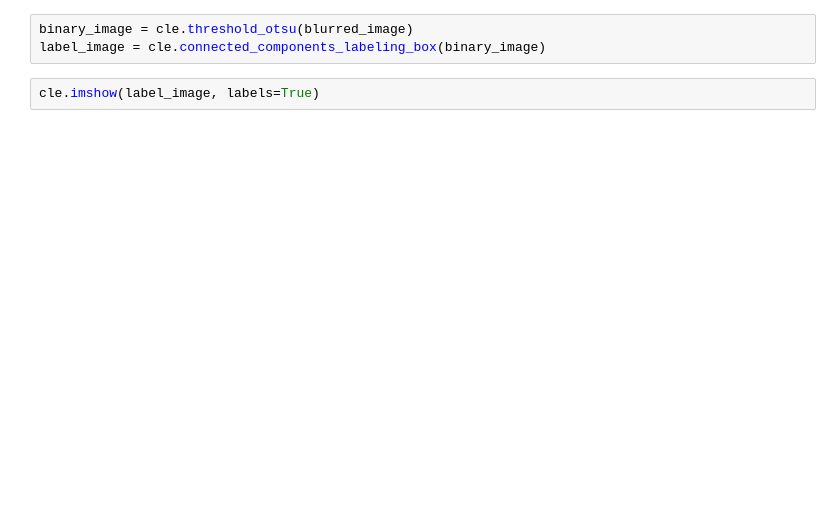
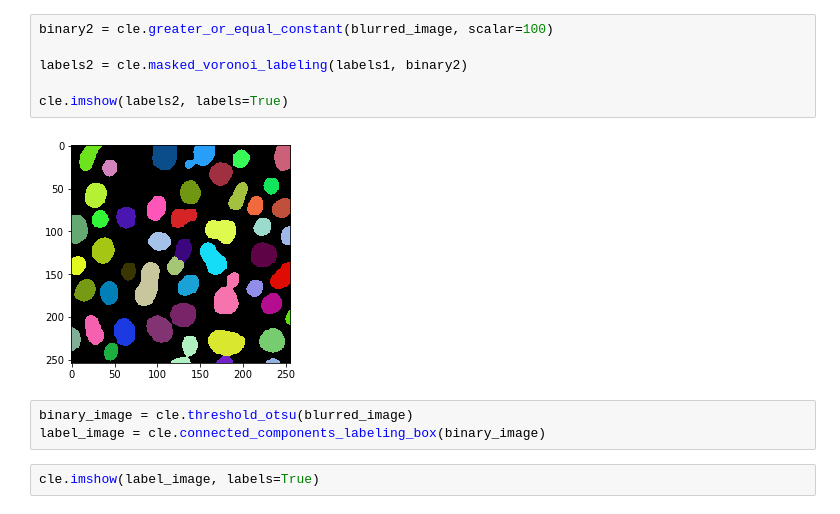
Before and after one commit to clEsperanto/pyclesperanto, a Jupyter notebook: user_docs/process_blobs.ipynb, the cells around one changed output. Cells and saved outputs as stored; diff of their text form; blank space fills up the shorter version.

```diff
--- a/user_docs/process_blobs.ipynb
+++ b/user_docs/process_blobs.ipynb
@@ -18,3 +26,11 @@ cle.imshow(cle.pull(blurred_image))
+# %%
+binary2 = cle.greater_or_equal_constant(blurred_image, scalar=100)
+
+labels2 = cle.masked_voronoi_labeling(labels1, binary2)
+
+cle.imshow(labels2, labels=True)
+# %% [output]
+[figure, added]
 # %%
 binary_image = cle.threshold_otsu(blurred_image)
 label_image = cle.connected_components_labeling_box(binary_image)
```
Also changed, not shown: parts of 6 cells of this notebook, 4 other files.
